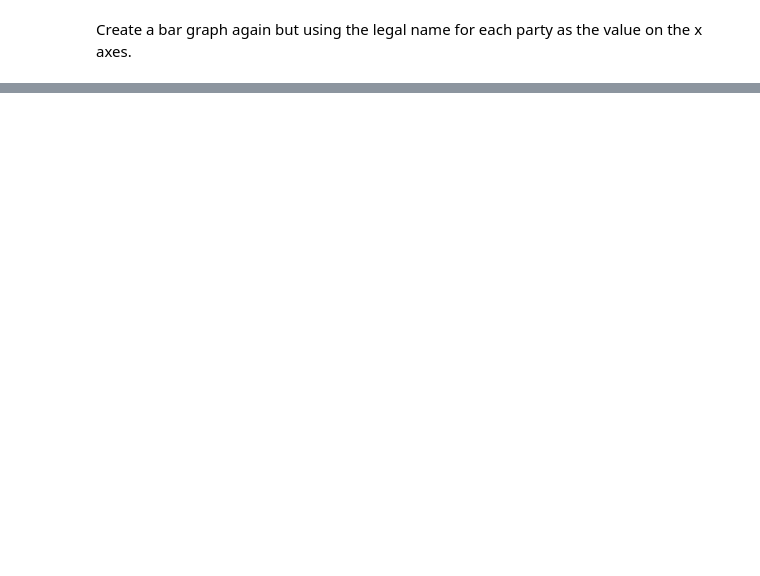
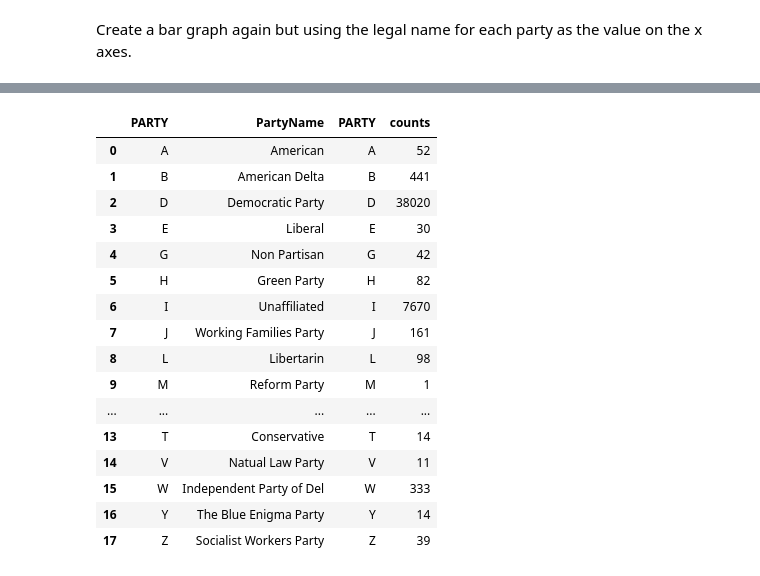
Before and after one commit to ShenghaoHuang/DataEngineering.Labs.RegisteredVotersFileWilmingtonDE, a Jupyter notebook: wilmington_de_registered_voters.ipynb, the cells around one changed output, grey strips where cells are left out. Drawn from its saved outputs; the diff is of its cells as text; code cells hidden in the pictures; blank space fills up the shorter version.

```diff
--- a/wilmington_de_registered_voters.ipynb
+++ b/wilmington_de_registered_voters.ipynb
@@ -295,0 +359,20 @@ Create a bar graph again but using the legal name for each party as the value on
+# %%
+result
+# %% [output]
+|  | PARTY | PartyName | PARTY | counts |
+| 0 | A | American | A | 52 |
+| 1 | B | American Delta | B | 441 |
+| 2 | D | Democratic Party | D | 38020 |
+| 3 | E | Liberal | E | 30 |
+| 4 | G | Non Partisan | G | 42 |
+| 5 | H | Green Party | H | 82 |
+| 6 | I | Unaffiliated | I | 7670 |
+| 7 | J | Working Families Party | J | 161 |
+| 8 | L | Libertarin | L | 98 |
+| 9 | M | Reform Party | M | 1 |
+| ... | ... | ... | ... | ... |
+| 13 | T | Conservative | T | 14 |
+| 14 | V | Natual Law Party | V | 11 |
+| 15 | W | Independent Party of Del | W | 333 |
+| 16 | Y | The Blue Enigma Party | Y | 14 |
+| 17 | Z | Socialist Workers Party | Z | 39 |
```
Also changed, not shown: parts of 16 cells of this notebook.
